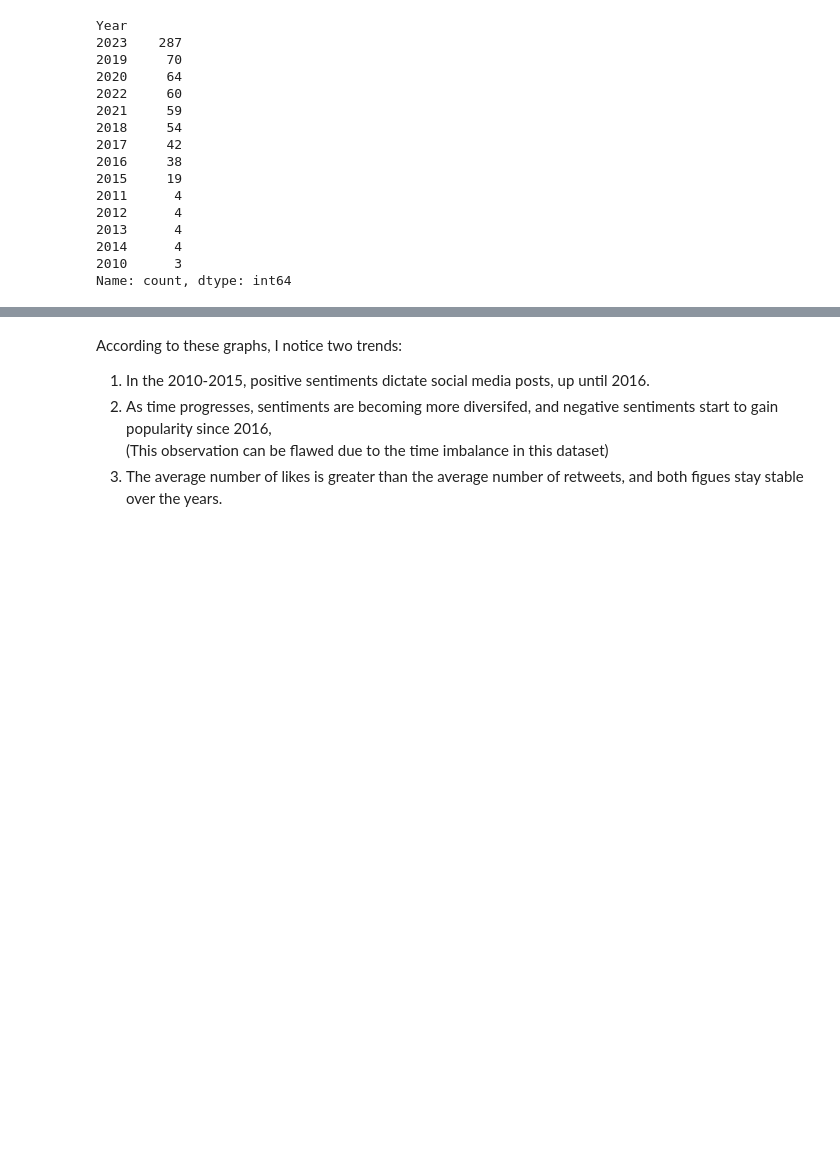
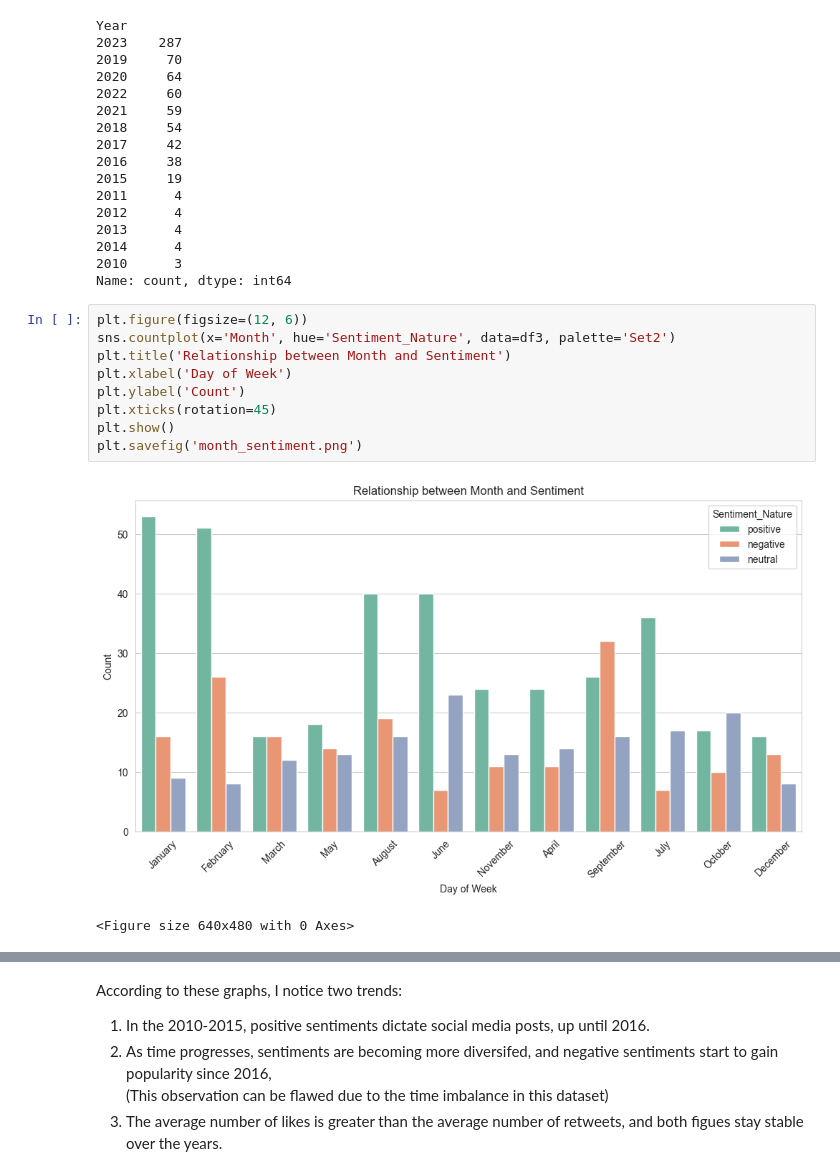
Before and after one commit to kkrit-tinna/social_media_sentiment_analysis, a Jupyter notebook: sentiment_analysis.ipynb, the cells around one changed output, grey strips where cells are left out. Saved outputs shown, nothing was run; the diff lists cells and outputs as text; blank space fills up the shorter version.

```diff
--- a/sentiment_analysis.ipynb
+++ b/sentiment_analysis.ipynb
@@ -709,5 +718,17 @@ Year
 2014      4
 2010      3
 Name: count, dtype: int64
+# %%
+plt.figure(figsize=(12, 6))
+sns.countplot(x='Month', hue='Sentiment_Nature', data=df3, palette='Set2')
+plt.title('Relationship between Month and Sentiment')
+plt.xlabel('Day of Week')
+plt.ylabel('Count')
+plt.xticks(rotation=45)
+plt.show()
+plt.savefig('month_sentiment.png')
+# %% [output]
+[figure, added]
+<Figure size 640x480 with 0 Axes>
 # %%
 plt.figure(figsize=(12, 6))
```
Also changed, not shown: parts of 17 cells of this notebook, 10 other files.
